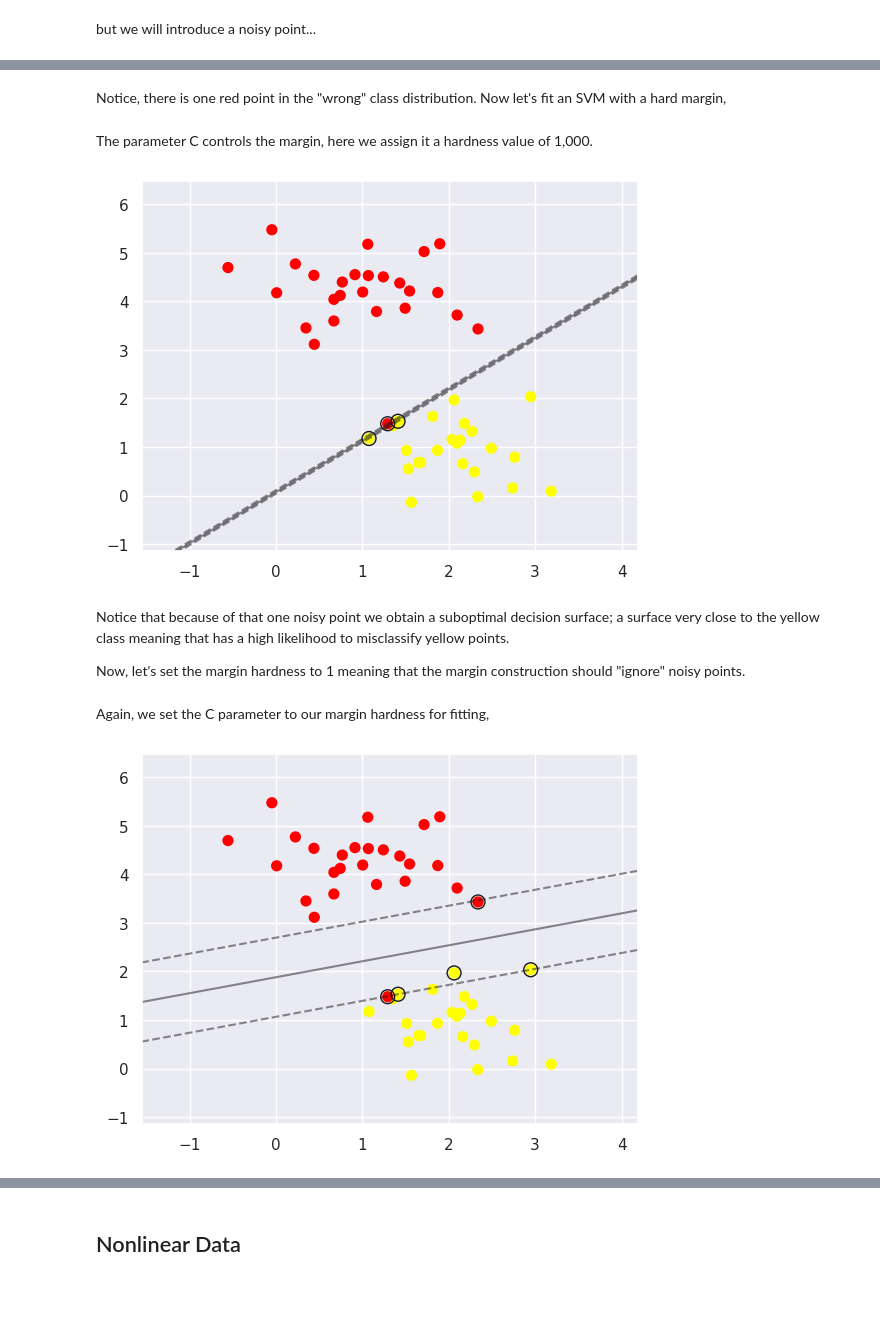
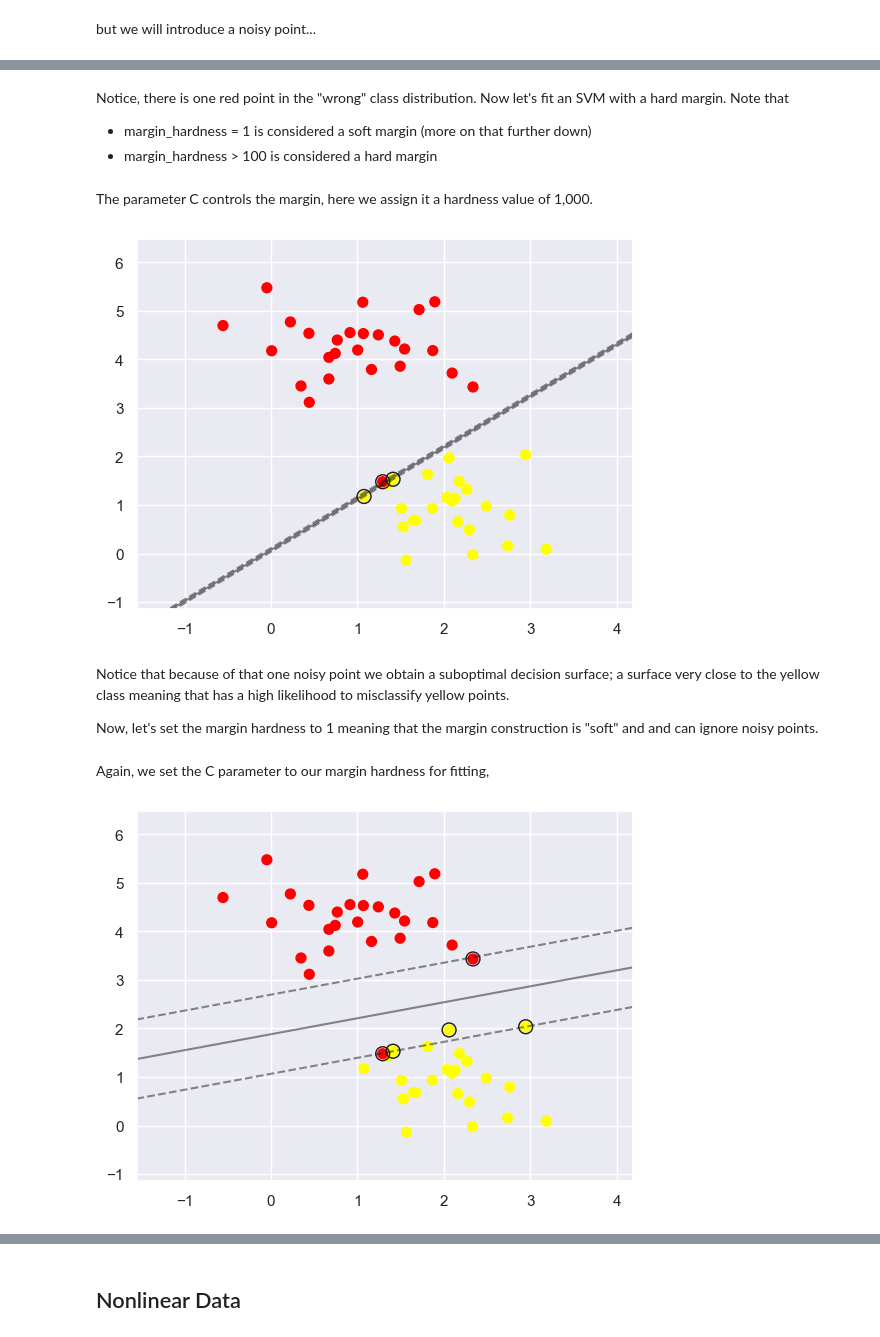
Before and after one commit to lutzhamel/CSC310, a Jupyter notebook: notes/23b-large-margin.ipynb, the cells around one changed output, grey strips where cells are left out. Cells and saved outputs as stored; diff of their text form; code cells hidden in the pictures; blank space fills up the shorter version.

```diff
--- a/notes/23b-large-margin.ipynb
+++ b/notes/23b-large-margin.ipynb
@@ -176,3 +201,6 @@ plt.scatter(X[:, 0], X[:, 1], c=y, s=50, cmap='autumn')
 # %% [markdown]
-Notice, there is one red point in the "wrong" class distribution.  Now let's fit an SVM with a hard margin,
+Notice, there is one red point in the "wrong" class distribution.  Now let's fit an SVM with a hard margin.  Note that
+
+* margin_hardness = 1 is considered a soft margin (more on that further down)
+* margin_hardness > 100 is considered a hard margin
 # %%
@@ -180,25 +208,23 @@ margin_hardness = 1000
 # %% [markdown]
 The parameter C controls the margin, here we assign it a hardness value of 1,000.
 # %%
-model = SVC(kernel='linear', C=margin_hardness)
-model.fit(X, y)
+model = SVC(kernel='linear', C=margin_hardness).fit(X, y)
 plt.scatter(X[:, 0], X[:, 1], c=y, s=50, cmap='autumn')
 plot_svm_surface(model, X);
 # %% [output]
-[figure, old version]
+[figure, new version]
 # %% [markdown]
 Notice that because of that one noisy point we obtain a suboptimal decision surface; a surface very close to the yellow class meaning that has a high likelihood to misclassify yellow points.
 
-Now, let's set the margin hardness to 1 meaning that the margin construction should "ignore" noisy points.
+Now, let's set the margin hardness to 1 meaning that the margin construction is "soft" and and can ignore noisy points.
 # %%
 margin_hardness = 1
 # %% [markdown]
 Again, we set the C parameter to our margin hardness for fitting,
 # %%
-model = SVC(kernel='linear', C=margin_hardness)
-model.fit(X, y)
+model = SVC(kernel='linear', C=margin_hardness).fit(X, y)
 plt.scatter(X[:, 0], X[:, 1], c=y, s=50, cmap='autumn')
 plot_svm_surface(model, X);
 # %% [output]
-[figure, old version]
+[figure, new version]
 # %% [markdown]
```
Also changed, not shown: parts of 50 cells of this notebook, 3 other files.
